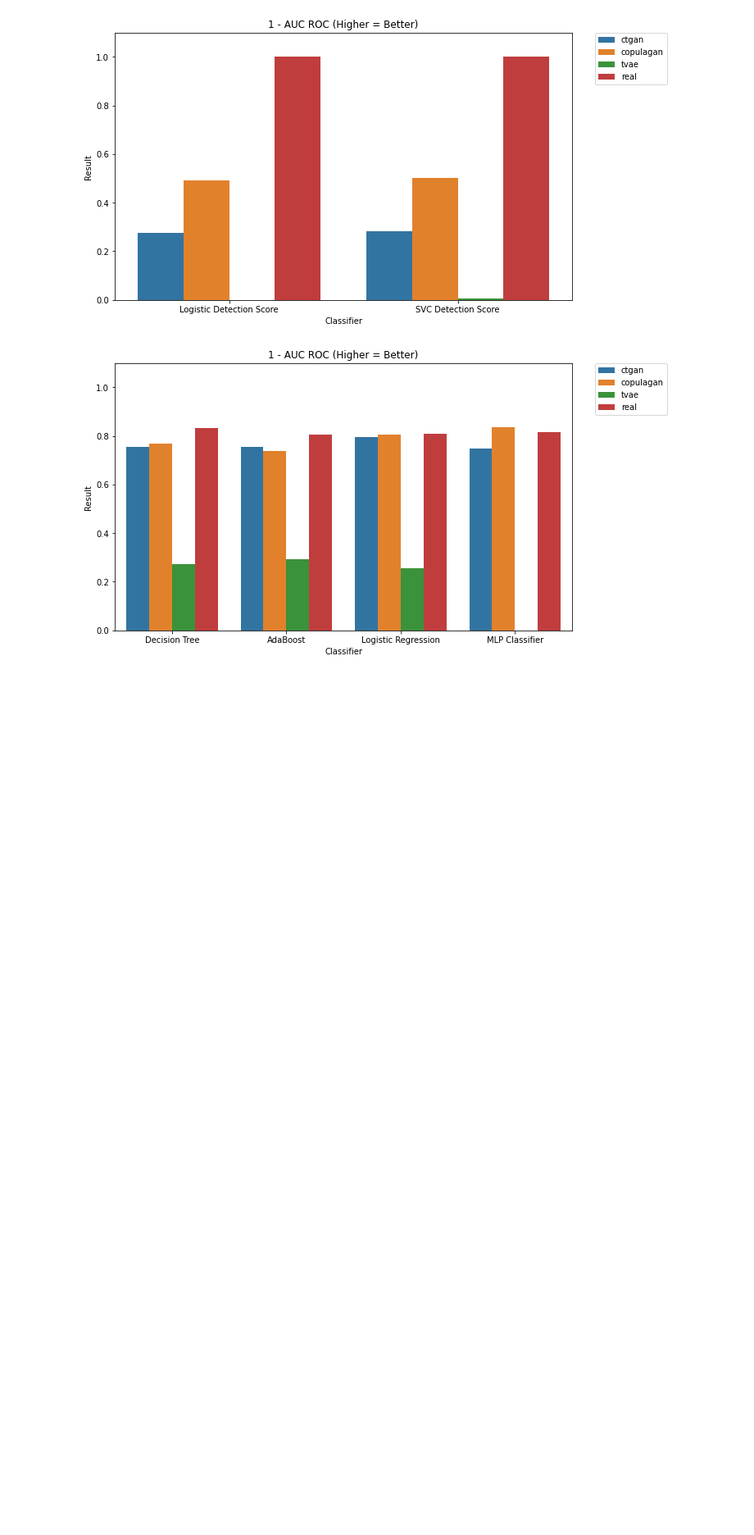
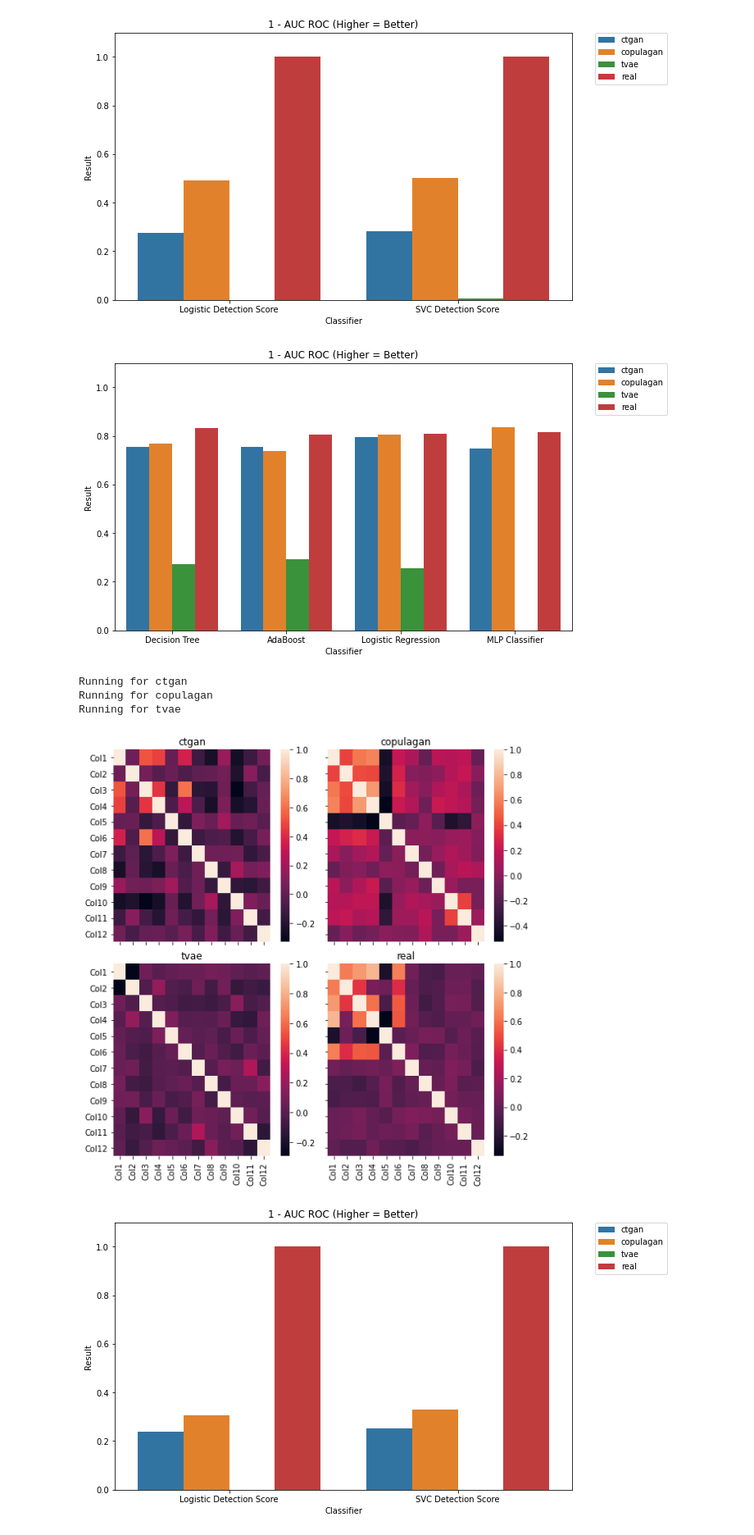
Before and after one commit to jamestgodwin/synthetic_data, a Jupyter notebook: notebooks/Test_CTGAN.ipynb, the cells around one changed output. Shown: that part at 82% size. Saved outputs shown, nothing was run; the diff lists cells and outputs as text; code cells hidden in the pictures; blank space fills up the shorter version.

```diff
--- a/notebooks/Test_CTGAN.ipynb
+++ b/notebooks/Test_CTGAN.ipynb
@@ -171,6 +171,8 @@ def model_run(input_dataset, output_dataset, run_params, target_col):
 
     plot_classifier_metrics(classifier_comparison(df_dict,
                                                   target_col=target_col))
+
+    return df_dict
 # %% [markdown]
 ## More epochs, smaller batch size
 # %%
@@ -297,12 +299,18 @@ Running for tvae
 [figure]
 [figure]
 # %%
-rp6_ds1 = SDVUniversalParams(models_to_run=['ctgan', 'copulagan', 'tvae'],
+rp9_ds1 = SDVUniversalParams(models_to_run=['ctgan', 'copulagan', 'tvae'],
                              epochs=2000, batch_size=100,
-                             generator_dim=(256,256,256, 256, 256),
-                             discriminator_dim=(256,256,256, 256, 256))
+                             generator_dim=(256, 256, 256, 256, 256),
+                             discriminator_dim=(256, 256, 256, 256, 256))
 
-model_run(input_dataset=i_ds1,
+v9_df_dict = model_run(input_dataset=i_ds1,
           output_dataset=o_ds1,
-          run_params=rp6_ds1,
+          run_params=rp9_ds1,
           target_col='Class_att')
+# %% [output]
+Running for ctgan
+Running for copulagan
+Running for tvae
+[figure, added]
+[figure, added]
```
Also changed, not shown: parts of 9 cells of this notebook.
